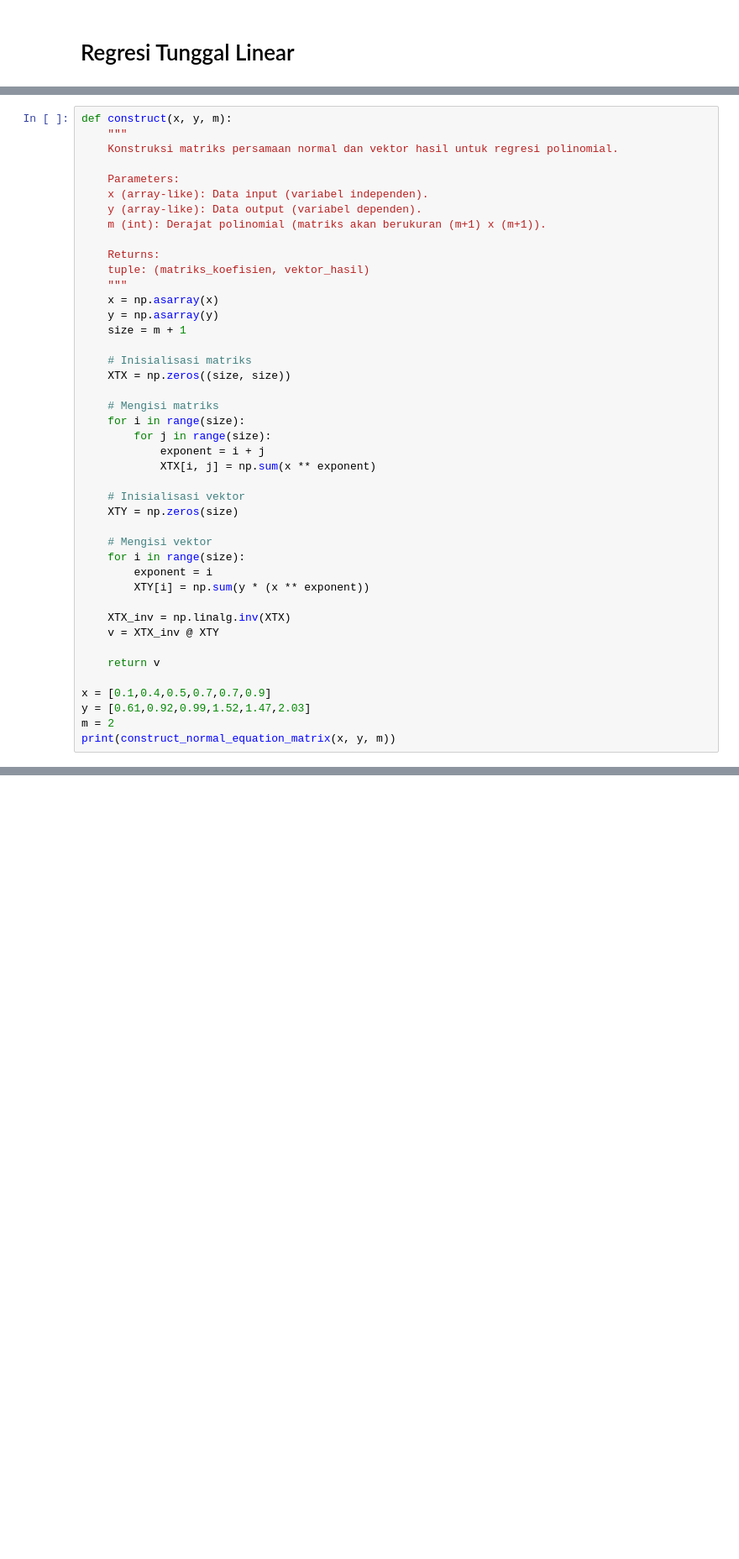
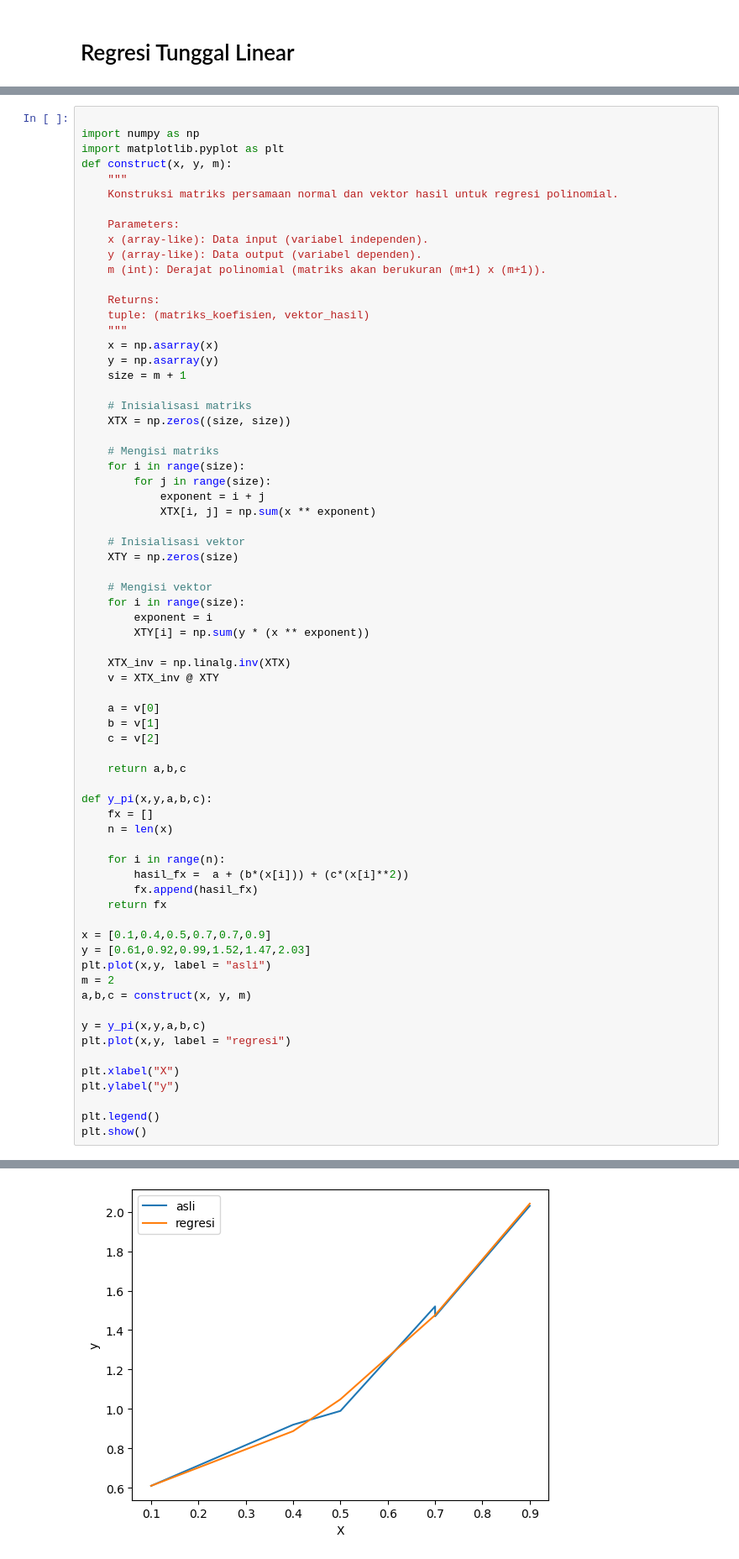
Before and after one commit to TaKakun33/Met-Num, a Jupyter notebook: Regresi.ipynb, the cells around one changed output, grey strips where cells are left out. Shown at 84% size. Cells and saved outputs as stored; diff of their text form; blank space fills up the shorter version.

```diff
--- a/Regresi.ipynb
+++ b/Regresi.ipynb
@@ -133,6 +133,9 @@ plt.show()
 1.729547488175908
 [figure]
 # %%
+
+import numpy as np
+import matplotlib.pyplot as plt
 def construct(x, y, m):
     """
     Konstruksi matriks persamaan normal dan vektor hasil untuk regresi polinomial.
@@ -169,10 +172,33 @@ def construct(x, y, m):
     XTX_inv = np.linalg.inv(XTX)
     v = XTX_inv @ XTY
 
-    return v
+    a = v[0]
+    b = v[1]
+    c = v[2]
+
+    return a,b,c
+
+def y_pi(x,y,a,b,c):
+    fx = []
+    n = len(x)
+
+    for i in range(n):
+        hasil_fx =  a + (b*(x[i])) + (c*(x[i]**2))
+        fx.append(hasil_fx)
+    return fx
 
 x = [0.1,0.4,0.5,0.7,0.7,0.9]
 y = [0.61,0.92,0.99,1.52,1.47,2.03]
+plt.plot(x,y, label = "asli")
 m = 2
-print(construct_normal_equation_matrix(x, y, m))
+a,b,c = construct(x, y, m)
+
+y = y_pi(x,y,a,b,c)
+plt.plot(x,y, label = "regresi")
+
+plt.xlabel("X")
+plt.ylabel("y")
+
+plt.legend()
+plt.show()
 # %% [output]
@@ -179,0 +205 @@ print(construct_normal_equation_matrix(x, y, m))
+[figure, added]
```
Also changed, not shown: parts of 1 cell of this notebook.
